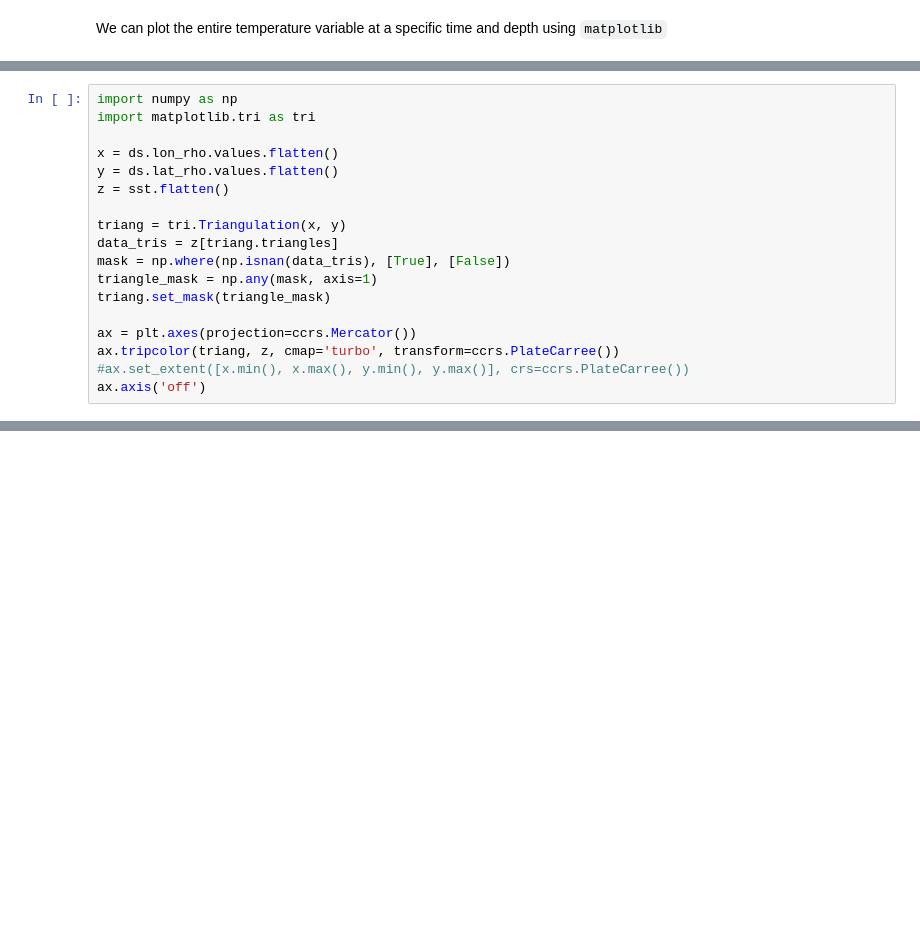
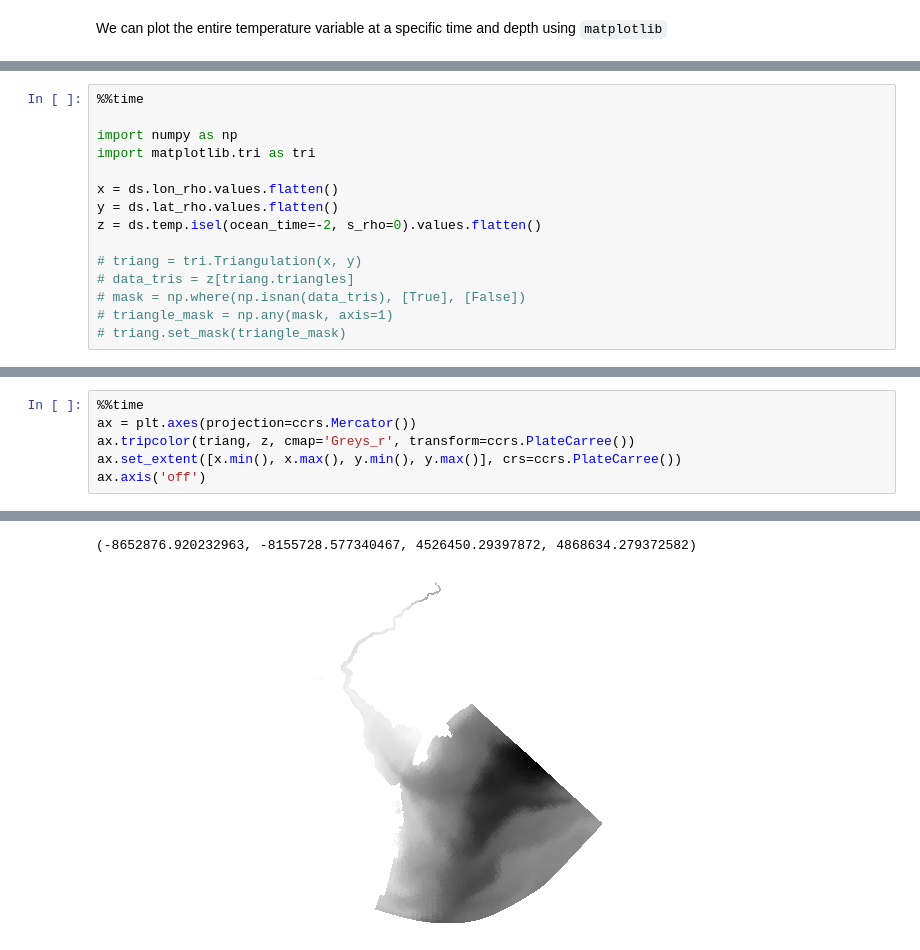
Before and after one commit to mpiannucci/ocean-notebooks, a Jupyter notebook: dbofs_best_remote.ipynb, the cells around one changed output, grey strips where cells are left out. Saved outputs shown, nothing was run; the diff lists cells and outputs as text; blank space fills up the shorter version.

```diff
--- a/dbofs_best_remote.ipynb
+++ b/dbofs_best_remote.ipynb
@@ -50,19 +57,16 @@ ax.axis('off')
 # %%
+%%time
+
 import numpy as np
 import matplotlib.tri as tri
 
 x = ds.lon_rho.values.flatten()
 y = ds.lat_rho.values.flatten()
-z = sst.flatten()
+z = ds.temp.isel(ocean_time=-2, s_rho=0).values.flatten()
 
-triang = tri.Triangulation(x, y)
-data_tris = z[triang.triangles]
-mask = np.where(np.isnan(data_tris), [True], [False])
-triangle_mask = np.any(mask, axis=1)
-triang.set_mask(triangle_mask)
-
-ax = plt.axes(projection=ccrs.Mercator())
-ax.tripcolor(triang, z, cmap='turbo', transform=ccrs.PlateCarree())
-#ax.set_extent([x.min(), x.max(), y.min(), y.max()], crs=ccrs.PlateCarree())
-ax.axis('off')
+# triang = tri.Triangulation(x, y)
+# data_tris = z[triang.triangles]
+# mask = np.where(np.isnan(data_tris), [True], [False])
+# triangle_mask = np.any(mask, axis=1)
+# triang.set_mask(triangle_mask)
 # %% [output]
@@ -73,0 +75,7 @@ ax.axis('off')
+# %%
+%%time
+ax = plt.axes(projection=ccrs.Mercator())
+ax.tripcolor(triang, z, cmap='Greys_r', transform=ccrs.PlateCarree())
+ax.set_extent([x.min(), x.max(), y.min(), y.max()], crs=ccrs.PlateCarree())
+ax.axis('off')
+# %% [output]
@@ -73,0 +84,2 @@ ax.axis('off')
+(-8652876.920232963, -8155728.577340467, 4526450.29397872, 4868634.279372582)
+[figure, added]
```
Also changed, not shown: parts of 8 cells of this notebook, 3 other files.
